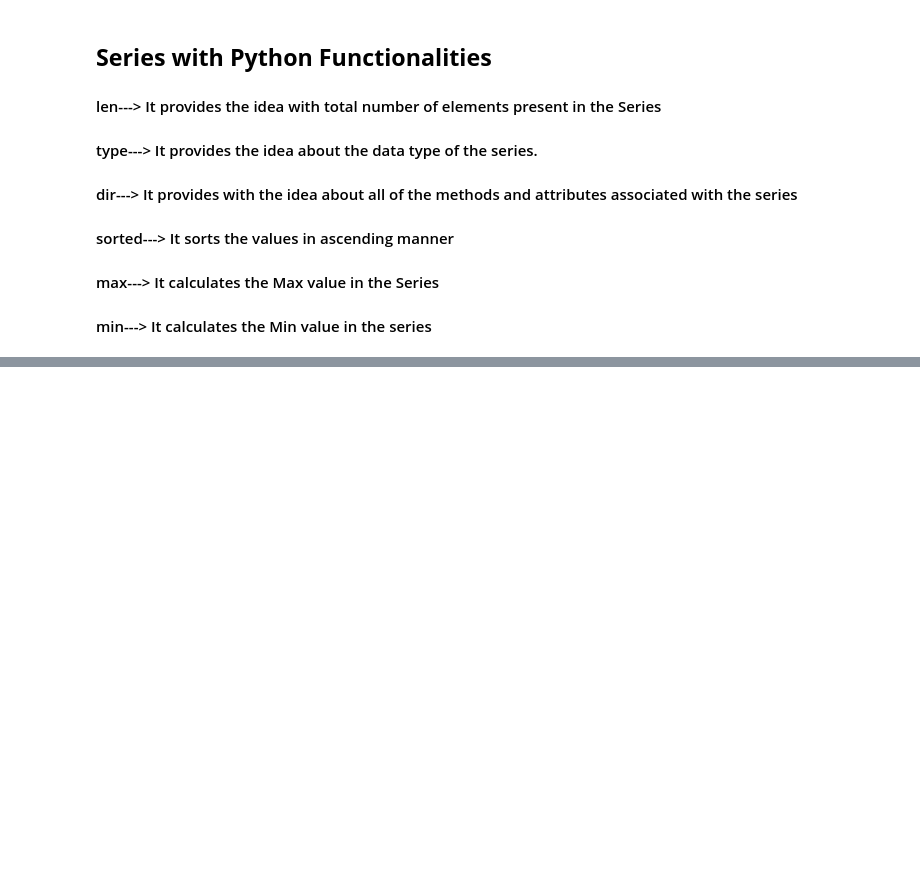
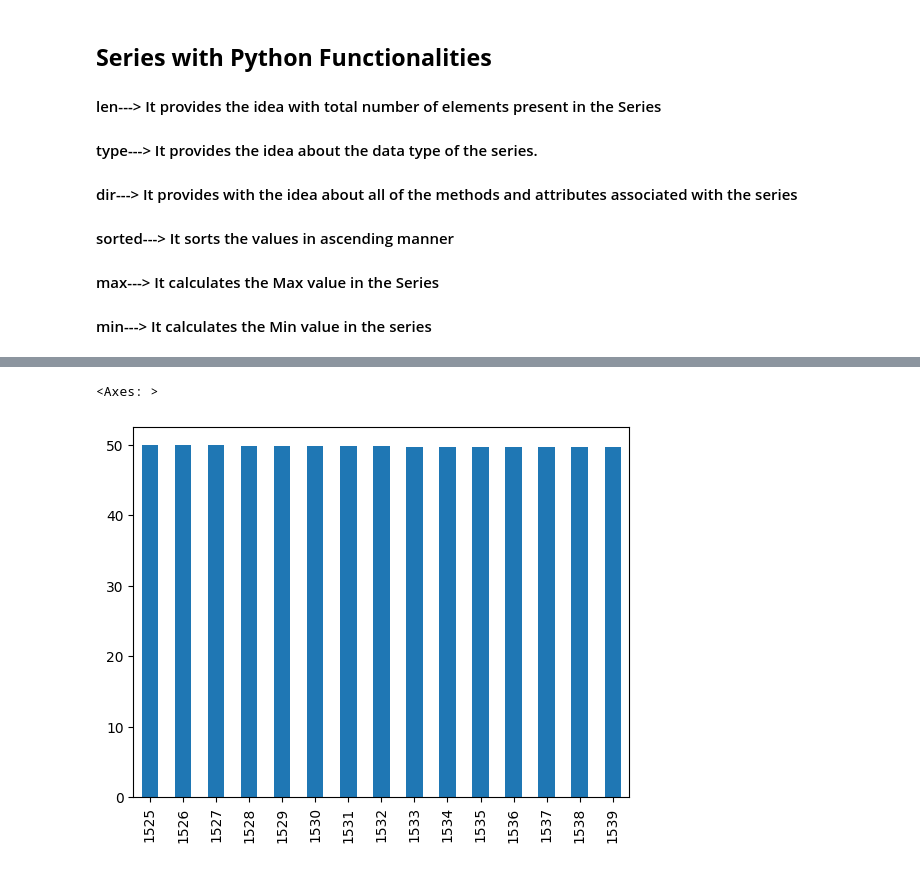
Before and after one commit to priyanshu-1006/Generative-AI, a Jupyter notebook: Machine_Learning/Prerequisite/02_Pandas/02_Series.ipynb, the cells around one changed output, grey strips where cells are left out. Drawn from its saved outputs; the diff is of its cells as text; code cells hidden in the pictures; blank space fills up the shorter version.

```diff
--- a/Machine_Learning/Prerequisite/02_Pandas/02_Series.ipynb
+++ b/Machine_Learning/Prerequisite/02_Pandas/02_Series.ipynb
@@ -697,0 +850,5 @@ Name: Popularity, Length: 9837, dtype: float64
+# %%
+avg.sort_values(ascending=False).head(15).plot(kind='bar')
+# %% [output]
+<Axes: >
+[figure, added]
```
Also changed, not shown: parts of 25 cells of this notebook.
